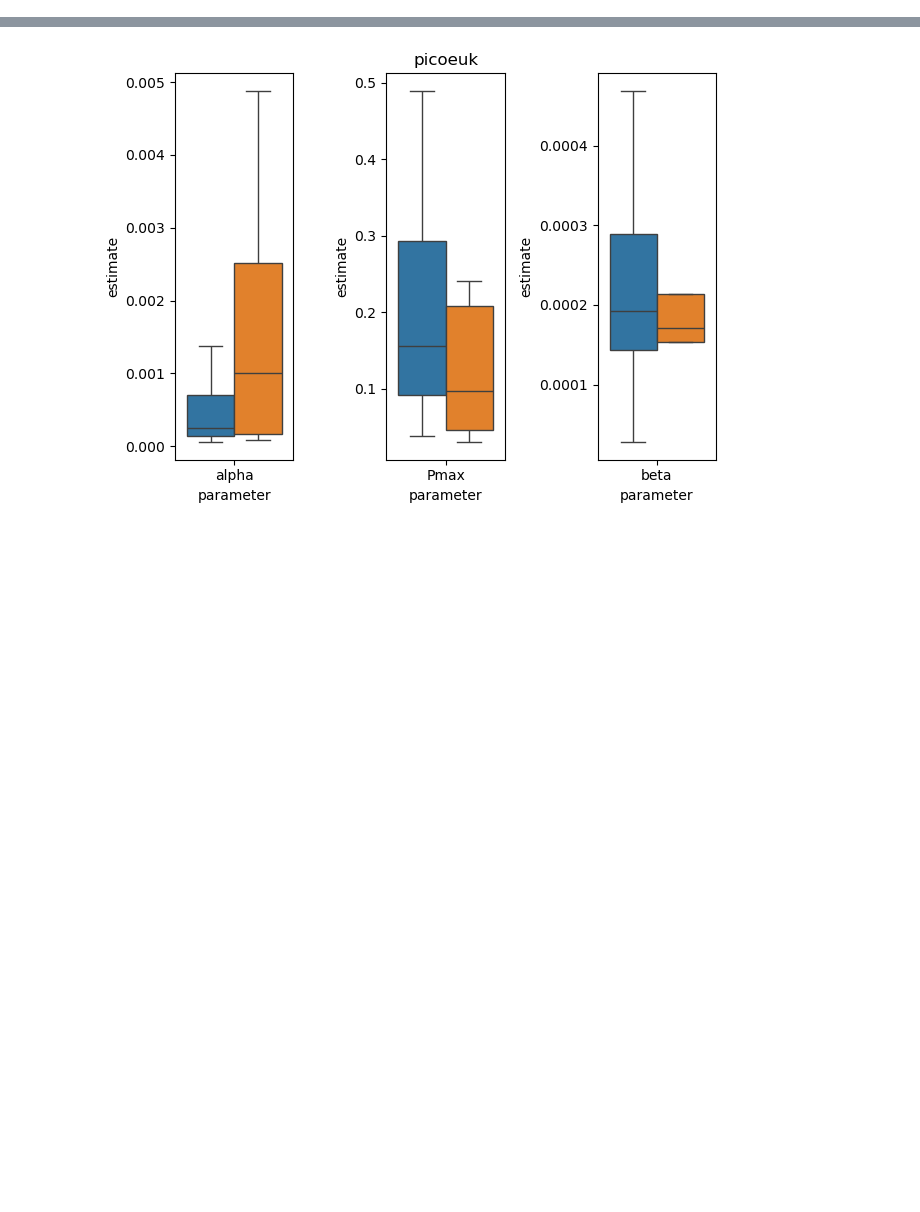
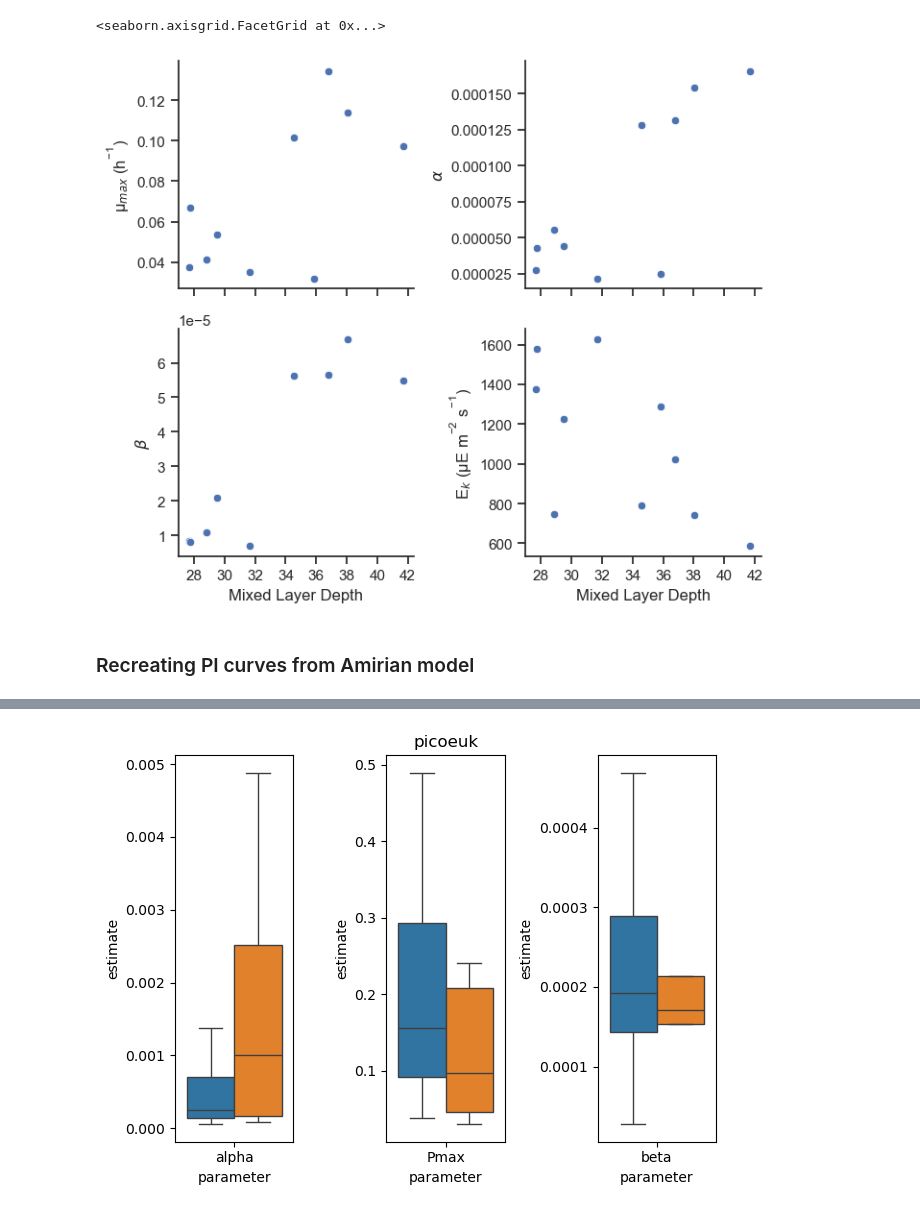
Before and after one commit to klqi/seaflow_PI, a Jupyter notebook: notebooks/longhurst_analysis.ipynb, the cells around one changed output, grey strips where cells are left out. Saved outputs shown, nothing was run; the diff lists cells and outputs as text; code cells hidden in the pictures; blank space fills up the shorter version.

```diff
--- a/notebooks/longhurst_analysis.ipynb
+++ b/notebooks/longhurst_analysis.ipynb
@@ -4,0 +195,35 @@ import seaborn as sns
+# %%
+# merge mld and PI datasets
+pi_mld = daily_mld.merge(diel_pro)
+
+# plot over MLD
+g = sns.FacetGrid(
+    pi_mld,
+    col="parameter",
+    col_order=params,
+    col_wrap=2,
+    sharey=False,
+    sharex=True,
+    height = 3,
+    aspect = 1.2
+)
+
+g.map_dataframe(
+    sns.scatterplot,
+    x="mean_MLD",
+    y="estimate"
+)
+
+for parameter, ax in g.axes_dict.items():
+    ax.set_ylabel(param_labels.get(parameter, parameter))
+    ax.set_xlabel("Mixed Layer Depth")
+    ax.xaxis.set_major_locator(MaxNLocator(integer=True))
+
+
+g.set_titles("")
+g.tight_layout()
+# %% [output]
+<seaborn.axisgrid.FacetGrid at 0x...>
+[figure, added]
+# %% [markdown]
+### Recreating PI curves from Amirian model
```
Also changed, not shown: parts of 22 cells of this notebook, 11 other files.
